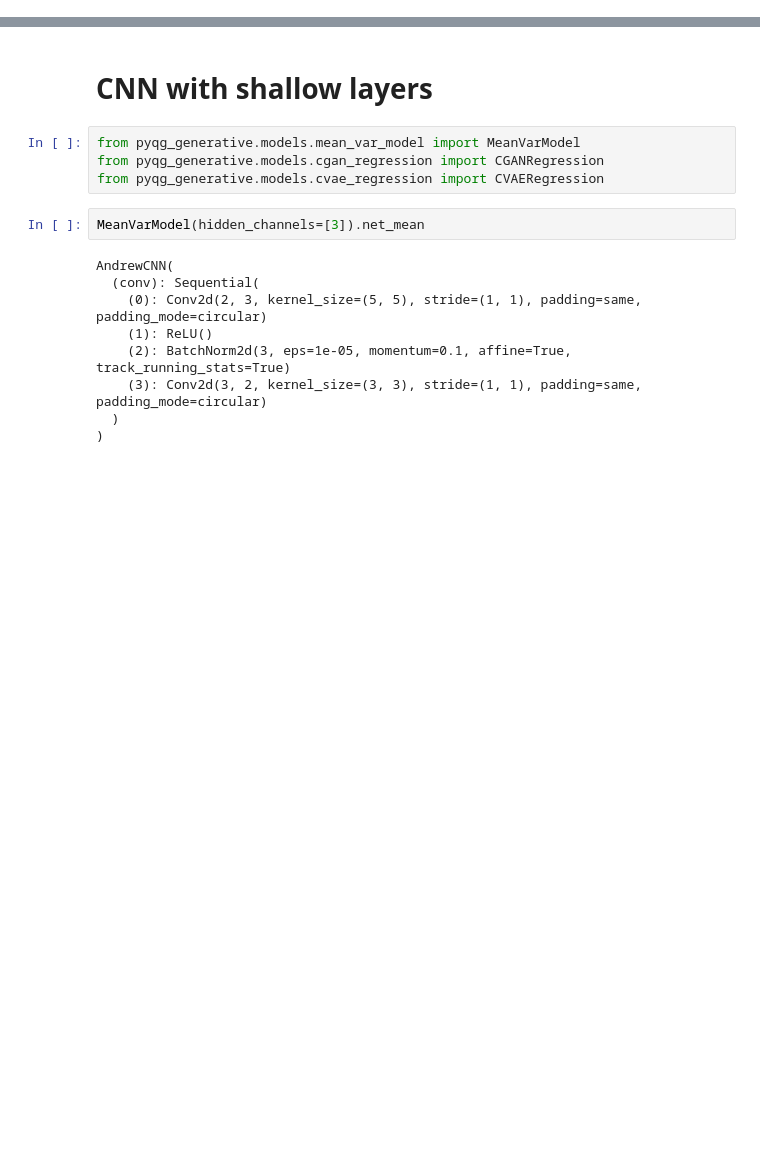
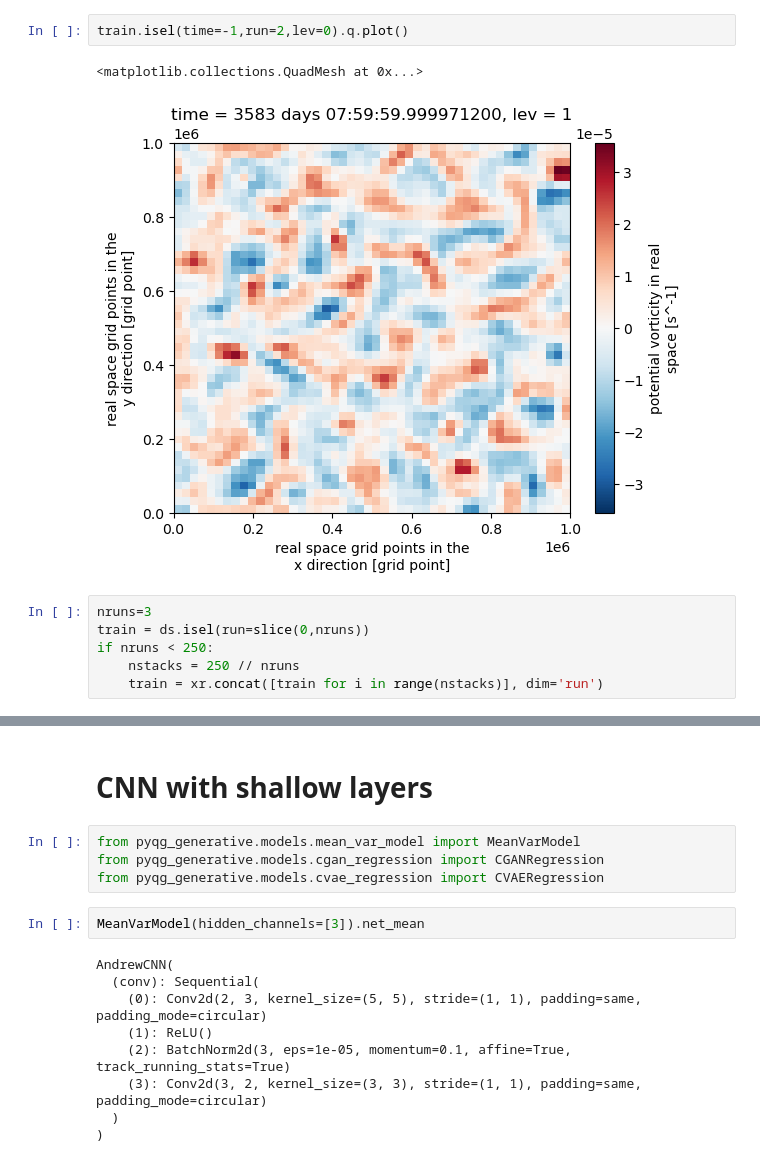
Before and after one commit to m2lines/pyqg_generative, a Jupyter notebook: notebooks/Shallow_CNNs.ipynb, the cells around one changed output, grey strips where cells are left out. Cells and saved outputs as stored; diff of their text form; blank space fills up the shorter version.

```diff
--- a/notebooks/Shallow_CNNs.ipynb
+++ b/notebooks/Shallow_CNNs.ipynb
@@ -18,0 +31,11 @@ warnings.filterwarnings("ignore")
+# %%
+train.isel(time=-1,run=2,lev=0).q.plot()
+# %% [output]
+<matplotlib.collections.QuadMesh at 0x...>
+[figure, added]
+# %%
+nruns=3
+train = ds.isel(run=slice(0,nruns))
+if nruns < 250:
+    nstacks = 250 // nruns
+    train = xr.concat([train for i in range(nstacks)], dim='run')
```
Also changed, not shown: parts of 44 cells of this notebook, 10 other files.
